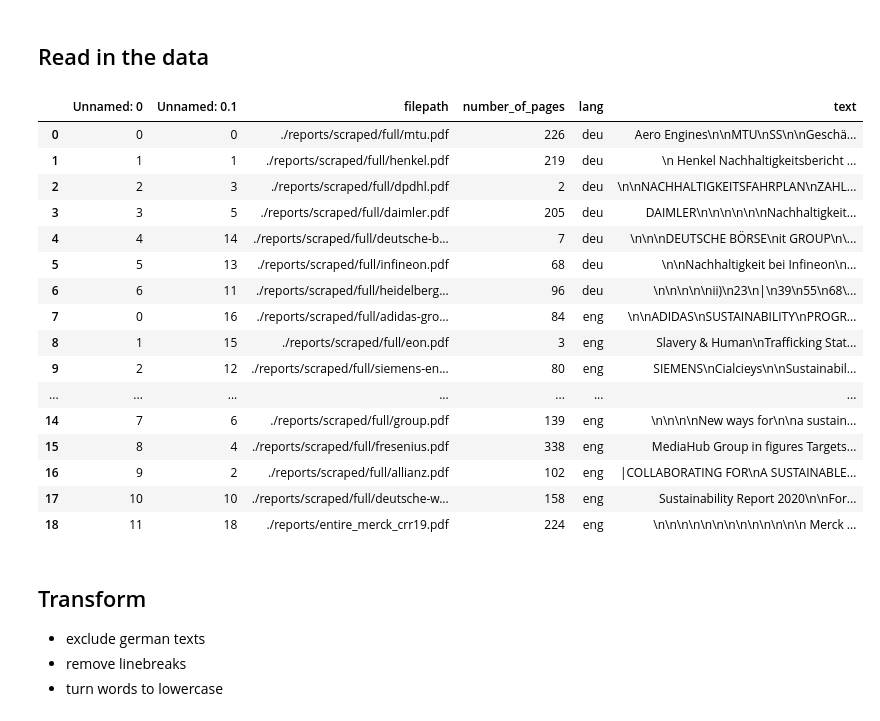
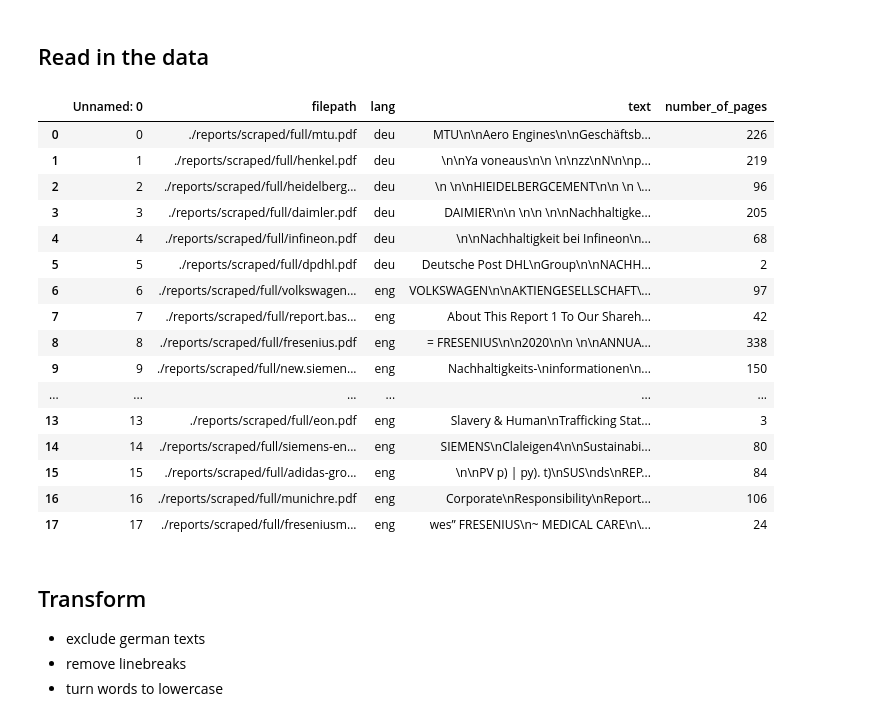
Before and after one commit to FieteO/fuehrung_und_nachhaltigkeit, a Jupyter notebook: lda.ipynb, the cells around one changed output. Drawn from its saved outputs; the diff is of its cells as text; code cells hidden in the pictures.

```diff
--- a/lda.ipynb
+++ b/lda.ipynb
@@ -32,26 +32,26 @@ from sklearn.decomposition import TruncatedSVD
 # %% [markdown]
 ## Read in the data
 # %%
-reports = pd.read_csv('reports_joined.csv')
+reports = pd.read_csv('reports.csv')
 reports
 # %% [output]
-|  | Unnamed: 0 | Unnamed: 0.1 | filepath | number_of_pages | lang | text |
-| 0 | 0 | 0 | ./reports/scraped/full/mtu.pdf | 226 | deu | Aero Engines\n\nMTU\nSS\n\nGeschä... |
-| 1 | 1 | 1 | ./reports/scraped/full/henkel.pdf | 219 | deu | \n Henkel Nachhaltigkeitsbericht ... |
-| 2 | 2 | 3 | ./reports/scraped/full/dpdhl.pdf | 2 | deu | \n\nNACHHALTIGKEITSFAHRPLAN\nZAHL... |
-| 3 | 3 | 5 | ./reports/scraped/full/daimler.pdf | 205 | deu | DAIMLER\n\n\n\n\n\nNachhaltigkeit... |
-| 4 | 4 | 14 | ./reports/scraped/full/deutsche-b... | 7 | deu | \n\n\nDEUTSCHE BÖRSE\nit GROUP\n\... |
-| 5 | 5 | 13 | ./reports/scraped/full/infineon.pdf | 68 | deu | \n\nNachhaltigkeit bei Infineon\n... |
-| 6 | 6 | 11 | ./reports/scraped/full/heidelberg... | 96 | deu | \n\n\n\n\nii)\n23\n|\n39\n55\n68\... |
-| 7 | 0 | 16 | ./reports/scraped/full/adidas-gro... | 84 | eng | \n\nADIDAS\nSUSTAINABILITY\nPROGR... |
-| 8 | 1 | 15 | ./reports/scraped/full/eon.pdf | 3 | eng | Slavery & Human\nTrafficking Stat... |
-| 9 | 2 | 12 | ./reports/scraped/full/siemens-en... | 80 | eng | SIEMENS\nCialcieys\n\nSustainabil... |
-| ... | ... | ... | ... | ... | ... | ... |
-| 14 | 7 | 6 | ./reports/scraped/full/group.pdf | 139 | eng | \n\n\n\nNew ways for\n\na sustain... |
-| 15 | 8 | 4 | ./reports/scraped/full/fresenius.pdf | 338 | eng | MediaHub Group in figures Targets... |
-| 16 | 9 | 2 | ./reports/scraped/full/allianz.pdf | 102 | eng | |COLLABORATING FOR\nA SUSTAINABLE... |
-| 17 | 10 | 10 | ./reports/scraped/full/deutsche-w... | 158 | eng | Sustainability Report 2020\n\nFor... |
-| 18 | 11 | 18 | ./reports/entire_merck_crr19.pdf | 224 | eng | \n\n\n\n\n\n\n\n\n\n\n\n\n Merck ... |
+|  | Unnamed: 0 | filepath | lang | text | number_of_pages |
+| 0 | 0 | ./reports/scraped/full/mtu.pdf | deu | MTU\n\nAero Engines\n\nGeschäftsb... | 226 |
+| 1 | 1 | ./reports/scraped/full/henkel.pdf | deu | \n\nYa voneaus\n\n \n\nzz\nN\n\np... | 219 |
+| 2 | 2 | ./reports/scraped/full/heidelberg... | deu | \n \n\nHIEIDELBERGCEMENT\n\n \n \... | 96 |
+| 3 | 3 | ./reports/scraped/full/daimler.pdf | deu | DAIMIER\n\n \n\n \n\nNachhaltigke... | 205 |
+| 4 | 4 | ./reports/scraped/full/infineon.pdf | deu | \n\nNachhaltigkeit bei Infineon\n... | 68 |
+| 5 | 5 | ./reports/scraped/full/dpdhl.pdf | deu | Deutsche Post DHL\nGroup\n\nNACHH... | 2 |
+| 6 | 6 | ./reports/scraped/full/volkswagen... | eng | VOLKSWAGEN\n\nAKTIENGESELLSCHAFT\... | 97 |
+| 7 | 7 | ./reports/scraped/full/report.bas... | eng | About This Report 1 To Our Shareh... | 42 |
+| 8 | 8 | ./reports/scraped/full/fresenius.pdf | eng | = FRESENIUS\n\n2020\n\n \n\nANNUA... | 338 |
+| 9 | 9 | ./reports/scraped/full/new.siemen... | eng | Nachhaltigkeits-\ninformationen\n... | 150 |
+| ... | ... | ... | ... | ... | ... |
+| 13 | 13 | ./reports/scraped/full/eon.pdf | eng | Slavery & Human\nTrafficking Stat... | 3 |
+| 14 | 14 | ./reports/scraped/full/siemens-en... | eng | SIEMENS\nClaleigen4\n\nSustainabi... | 80 |
+| 15 | 15 | ./reports/scraped/full/adidas-gro... | eng | \n\nPV p) | py). t)\nSUS\nds\nREP... | 84 |
+| 16 | 16 | ./reports/scraped/full/munichre.pdf | eng | Corporate\nResponsibility\nReport... | 106 |
+| 17 | 17 | ./reports/scraped/full/freseniusm... | eng | wes” FRESENIUS\n~ MEDICAL CARE\n\... | 24 |
 # %% [markdown]
 ## Transform
 - exclude german texts
```
Also changed, not shown: parts of 5 cells of this notebook, 1 other file.
